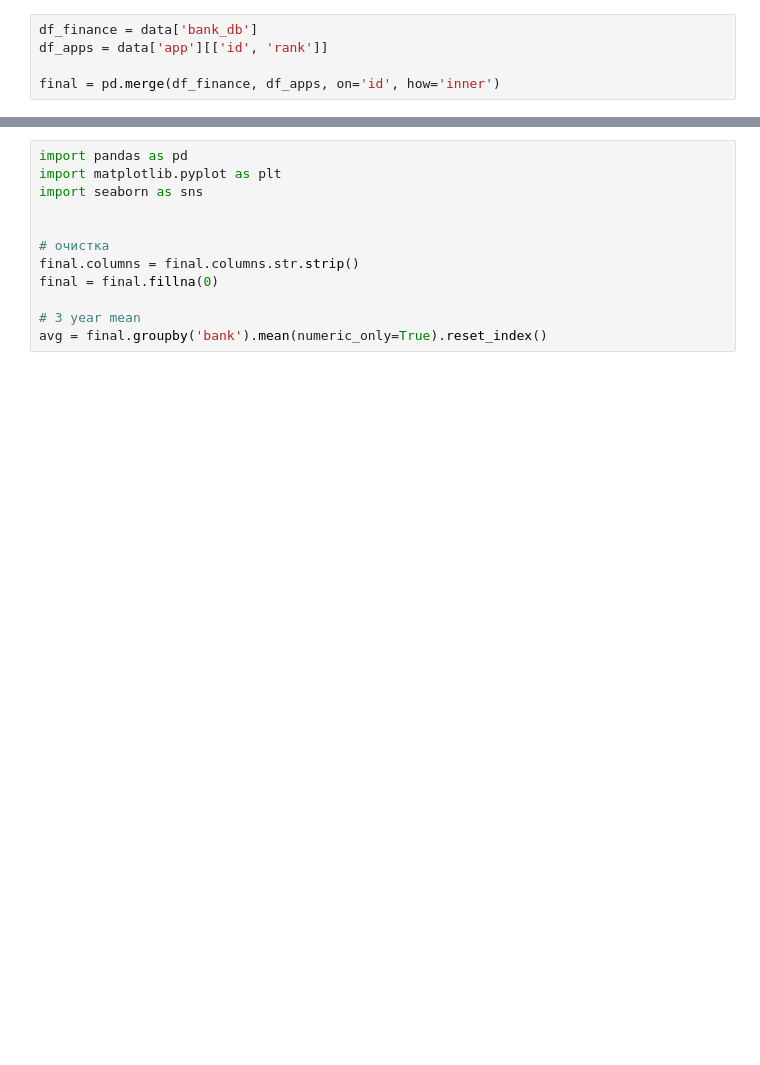
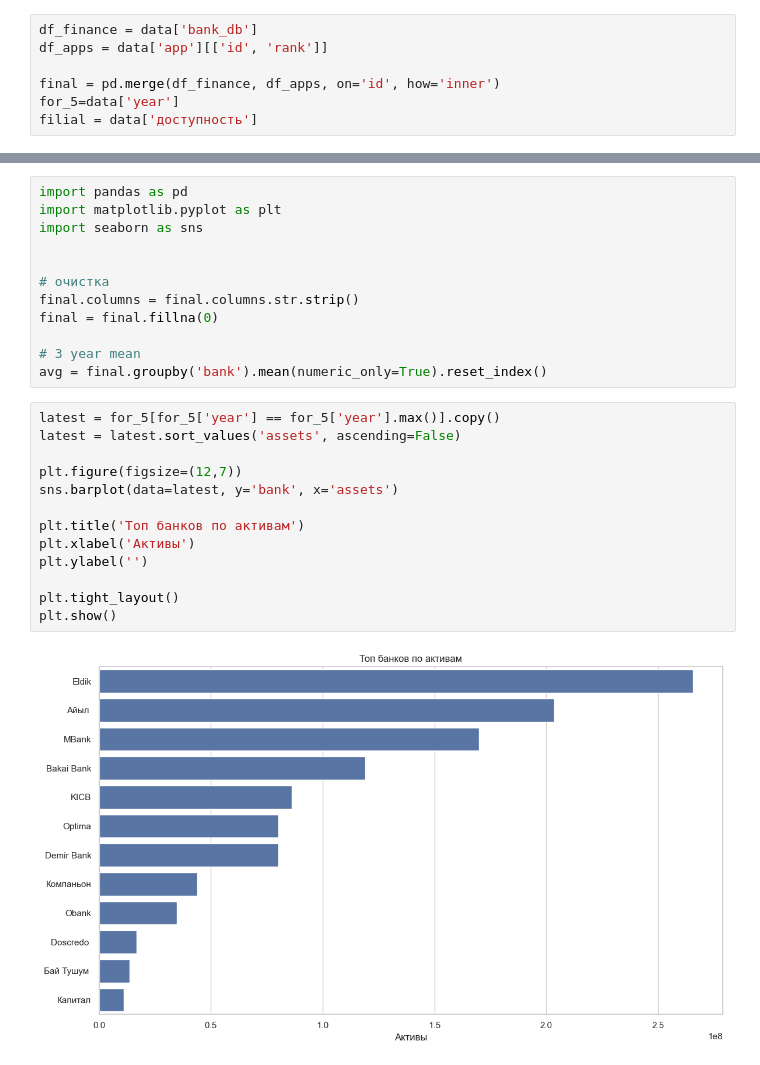
Before and after one commit to aizaszt/Bank_Analiysis, a Jupyter notebook: notebooks/EDA_bank.ipynb, the cells around one changed output, grey strips where cells are left out. Drawn from its saved outputs; the diff is of its cells as text; blank space fills up the shorter version.

```diff
--- a/notebooks/EDA_bank.ipynb
+++ b/notebooks/EDA_bank.ipynb
@@ -31,5 +33,7 @@ df_finance = data['bank_db']
 df_apps = data['app'][['id', 'rank']]
 
 final = pd.merge(df_finance, df_apps, on='id', how='inner')
+for_5=data['year']
+filial = data['доступность']
 # %%
 print(final.columns.tolist())
@@ -68,3 +67,18 @@ final = final.fillna(0)
 
 # 3 year mean
 avg = final.groupby('bank').mean(numeric_only=True).reset_index()
+# %%
+latest = for_5[for_5['year'] == for_5['year'].max()].copy()
+latest = latest.sort_values('assets', ascending=False)
+
+plt.figure(figsize=(12,7))
+sns.barplot(data=latest, y='bank', x='assets')
+
+plt.title('Топ банков по активам')
+plt.xlabel('Активы')
+plt.ylabel('')
+
+plt.tight_layout()
+plt.show()
+# %% [output]
+[figure, added]
```
Also changed, not shown: parts of 22 cells of this notebook, 2 other files.
